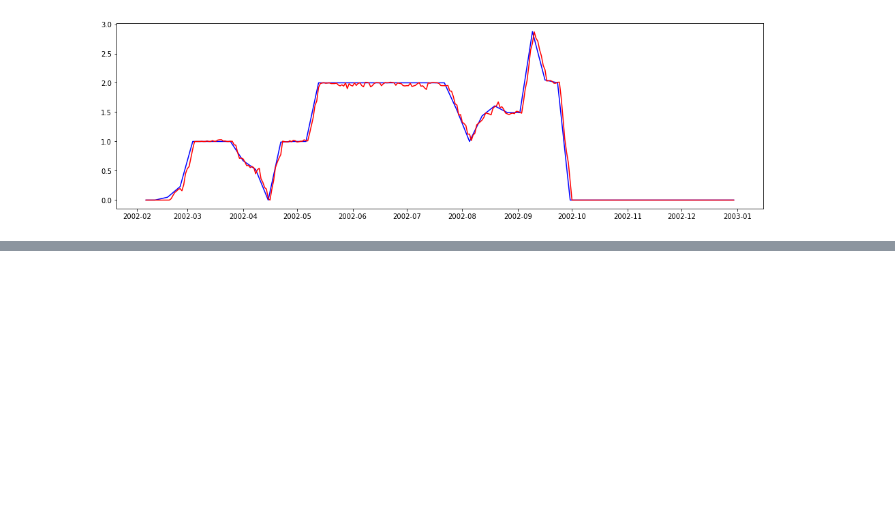
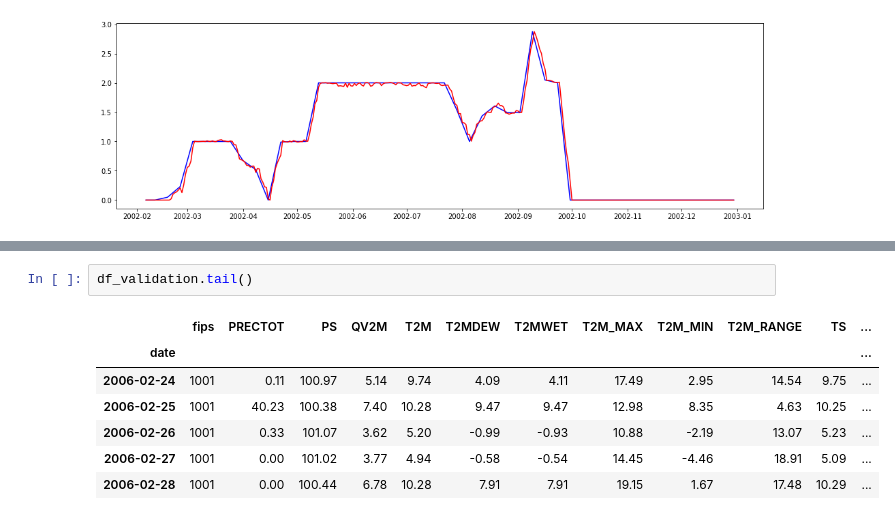
Before and after one commit to TechLabs-Aachen-e-V/SoSe-21-Team-10_Main, a Jupyter notebook: notebooks/3.1-os-random-forest.ipynb, the cells around one changed output, grey strips where cells are left out. Cells and saved outputs as stored; diff of their text form; blank space fills up the shorter version.

```diff
--- a/notebooks/3.1-os-random-forest.ipynb
+++ b/notebooks/3.1-os-random-forest.ipynb
@@ -50,0 +71,10 @@ plt.plot(df.index[764:], prediction, color='red')
+# %%
+df_validation.tail()
+# %% [output]
+|  | fips | PRECTOT | PS | QV2M | T2M | T2MDEW | T2MWET | T2M_MAX | T2M_MIN | T2M_RANGE | TS | ... |
+| date |  |  |  |  |  |  |  |  |  |  |  | ... |
+| 2006-02-24 | 1001 | 0.11 | 100.97 | 5.14 | 9.74 | 4.09 | 4.11 | 17.49 | 2.95 | 14.54 | 9.75 | ... |
+| 2006-02-25 | 1001 | 40.23 | 100.38 | 7.40 | 10.28 | 9.47 | 9.47 | 12.98 | 8.35 | 4.63 | 10.25 | ... |
+| 2006-02-26 | 1001 | 0.33 | 101.07 | 3.62 | 5.20 | -0.99 | -0.93 | 10.88 | -2.19 | 13.07 | 5.23 | ... |
+| 2006-02-27 | 1001 | 0.00 | 101.02 | 3.77 | 4.94 | -0.58 | -0.54 | 14.45 | -4.46 | 18.91 | 5.09 | ... |
+| 2006-02-28 | 1001 | 0.00 | 100.44 | 6.78 | 10.28 | 7.91 | 7.91 | 19.15 | 1.67 | 17.48 | 10.29 | ... |
```
Also changed, not shown: parts of 16 cells of this notebook, 1 other file.
